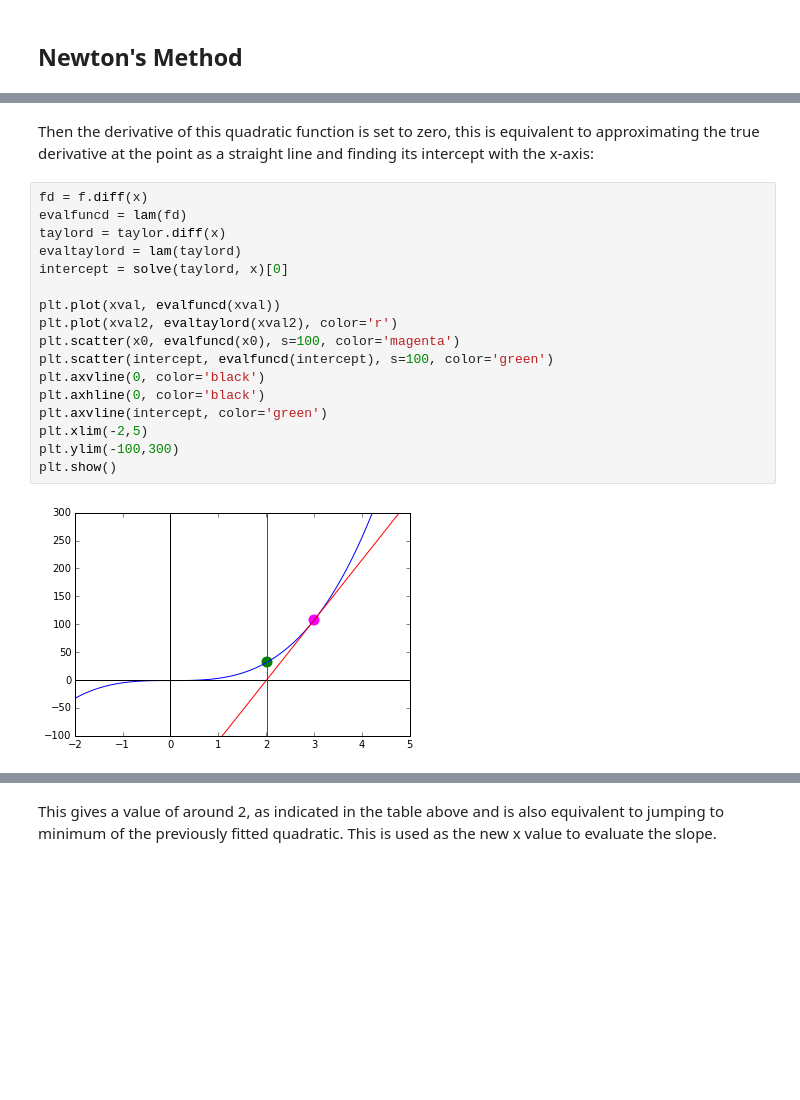
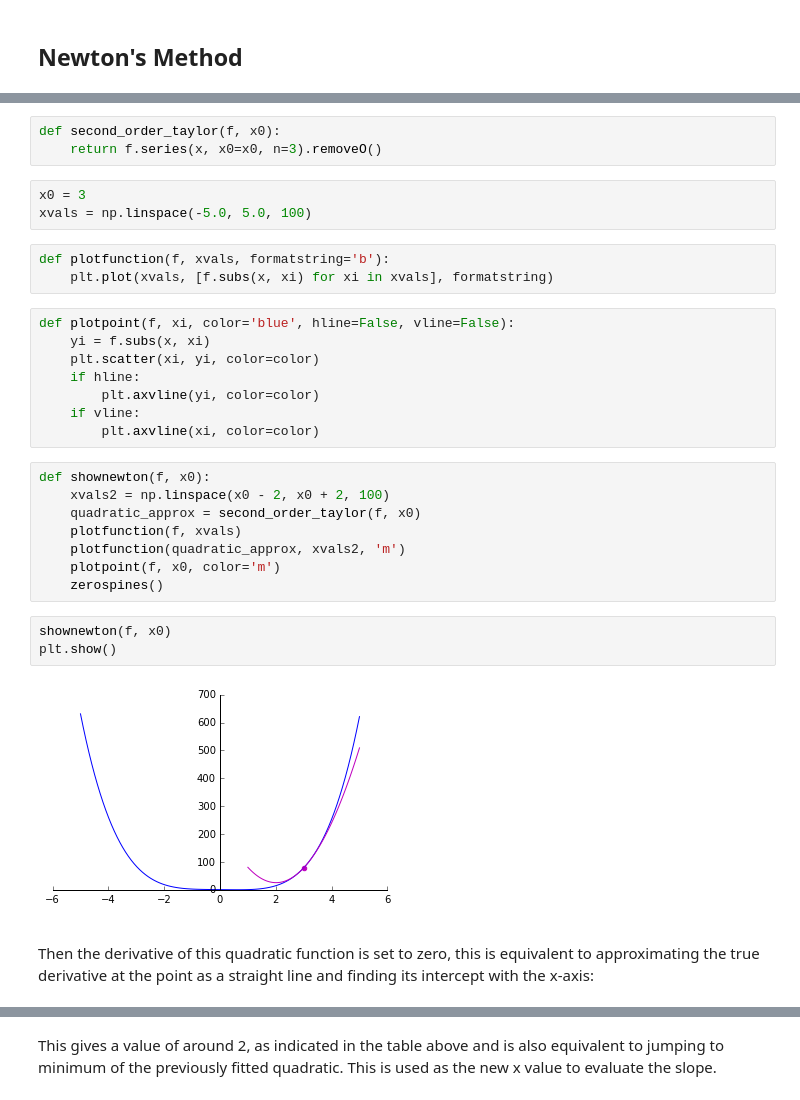
Before and after one commit to alchemyst/CSS-420-Workbooks, a Jupyter notebook: Lecture 4 1D Unconstrained optimisation.ipynb, the cells around one changed output, grey strips where cells are left out. Drawn from its saved outputs; the diff is of its cells as text; blank space fills up the shorter version.

```diff
--- a/Lecture 4 1D Unconstrained optimisation.ipynb
+++ b/Lecture 4 1D Unconstrained optimisation.ipynb
@@ -137,21 +91,32 @@ plt.show()
+# %%
+def second_order_taylor(f, x0):
+    return f.series(x, x0=x0, n=3).removeO()
+# %%
+x0 = 3
+xvals = np.linspace(-5.0, 5.0, 100)
+# %%
+def plotfunction(f, xvals, formatstring='b'):
+    plt.plot(xvals, [f.subs(x, xi) for xi in xvals], formatstring)
+# %%
+def plotpoint(f, xi, color='blue', hline=False, vline=False):
+    yi = f.subs(x, xi)
+    plt.scatter(xi, yi, color=color)
+    if hline:
+        plt.axvline(yi, color=color)
+    if vline:
+        plt.axvline(xi, color=color)
+# %%
+def shownewton(f, x0):
+    xvals2 = np.linspace(x0 - 2, x0 + 2, 100)
+    quadratic_approx = second_order_taylor(f, x0)
+    plotfunction(f, xvals)
+    plotfunction(quadratic_approx, xvals2, 'm')
+    plotpoint(f, x0, color='m')
+    zerospines()
+# %%
+shownewton(f, x0)
+plt.show()
+# %% [output]
+[figure, added]
 # %% [markdown]
 Then the derivative of this quadratic function is set to zero, this is equivalent to approximating the true derivative at the point as a straight line and finding its intercept with the x-axis:
-# %%
-fd = f.diff(x)
-evalfuncd = lam(fd)
-taylord = taylor.diff(x)
-evaltaylord = lam(taylord)
-intercept = solve(taylord, x)[0]
-
-plt.plot(xval, evalfuncd(xval))
-plt.plot(xval2, evaltaylord(xval2), color='r')
-plt.scatter(x0, evalfuncd(x0), s=100, color='magenta')
-plt.scatter(intercept, evalfuncd(intercept), s=100, color='green')
-plt.axvline(0, color='black')
-plt.axhline(0, color='black')
-plt.axvline(intercept, color='green')
-plt.xlim(-2,5)
-plt.ylim(-100,300)
-plt.show()
-# %% [output]
-[figure, removed]
```
Also changed, not shown: parts of 37 cells of this notebook.
